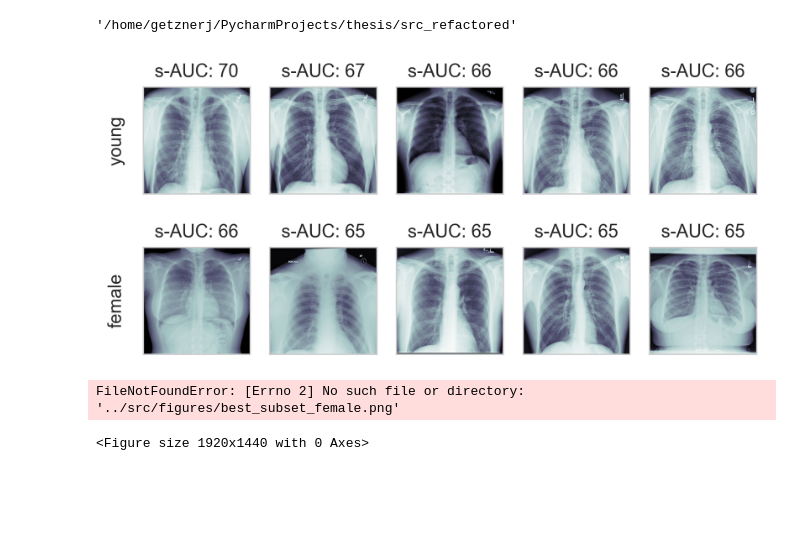
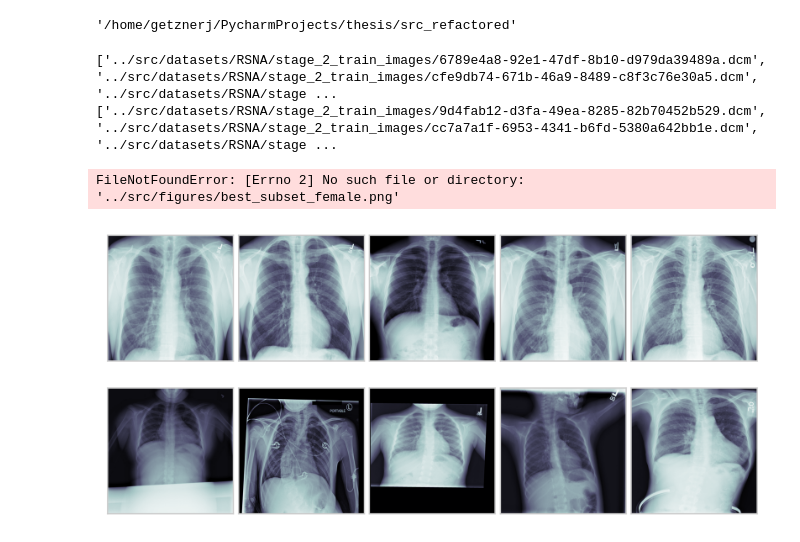
Before and after one commit to JohannesGetzner/fair-uad-with-dp, a Jupyter notebook: src_refactored/best_samples.ipynb, the cells around one changed output. Drawn from its saved outputs; the diff is of its cells as text; code cells hidden in the pictures; blank space fills up the shorter version.

```diff
--- a/src_refactored/best_samples.ipynb
+++ b/src_refactored/best_samples.ipynb
@@ -25,36 +21,38 @@ subsets_male_old = {key:value for key, value in subsets.items() if ("male" in ke
-# %%
-# get subsets young and female from subset key
-for subset_set in [subsets_female_young, subsets_male_old]:
-    fontSize = 11
-    rc={"figure.dpi": 300, 'savefig.dpi': 300, 'axes.labelsize': fontSize, 'axes.titlesize': fontSize, 'font.size': fontSize}
-    plt.rcParams.update(rc)
-    fig, axs = plt.subplots(2, k, figsize=(5.78853, 3), sharey=True, sharex=True)
-    for row, (subset_name, subset) in enumerate(subset_set.items()):
-        if "young" in subset_name:
-            s = "young"
-        elif "old" in subset_name:
-            s = "old"
-        elif "female" in subset_name:
-            s = "female"
-        else:
-            s = "male"
-        top_k_filenames = subset["filenames"][:k]
-        top_k_filenames = [f[2:] for f in top_k_filenames]
-        top_k_filenames = [os.path.join("../src/",f) for f in top_k_filenames]
-        top_k_scores = subset["scores"][:k]
-        for i, f in enumerate(top_k_filenames):
-            ds = pydicom.dcmread(f)
-            axs[row,i].imshow(ds.pixel_array, cmap=plt.cm.bone)
-            axs[row,i].grid(False)
-            # turn of axis tick labels
-            axs[row,i].set_xticklabels([])
-            axs[row,i].set_yticklabels([])
-            axs[row,i].set_title(f"s-AUC: {top_k_scores[i]*100:.0f}")
-            axs[row,0].set_ylabel(s)
-    plt.tight_layout()
-    plt.show()
-    plt.savefig(f"../src/figures/best_subset_{s}.png")
-# %% [output]
-[figure, removed]
-FileNotFoundError: [Errno 2] No such file or directory: '../src/figures/best_subset_female.png'
-<Figure size 1920x1440 with 0 Axes>
+# %%
+male_subset = [value for key, value in subsets.items() if "male" in key][0]
+female_subset = [value for key, value in subsets.items() if "female" in key][0]
+old_subset = [value for key, value in subsets.items() if "old" in key][0]
+young_subset = [value for key, value in subsets.items() if "young" in key][0]
+# %%
+fontSize = 3
+rc={"figure.dpi": 300, 'savefig.dpi': 300, 'axes.labelsize': fontSize, 'axes.titlesize': fontSize, 'font.size': fontSize, 'legend.fontsize': fontSize*0.7}
+plt.rcParams.update(rc)
+fig, axs = plt.subplots(2, k, figsize=(5.78853, 3))
+for row, subset in enumerate([young_subset,young_subset]):
+    top_k_filenames = subset["filenames"][:k]
+    top_k_filenames = [f[2:] for f in top_k_filenames]
+    #top_k_scores = subset["scores"][:k]
+    if row == 1:
+        #top_k_filenames = subset["filenames"][::-1][:k]
+        #top_k_scores = subset["scores"][::-1][:k]
+        top_k_filenames = [
+        'datasets/RSNA/stage_2_train_images/9d4fab12-d3fa-49ea-8285-82b70452b529.dcm',
+        'datasets/RSNA/stage_2_train_images/cc7a7a1f-6953-4341-b6fd-5380a642bb1e.dcm',
+        'datasets/RSNA/stage_2_train_images/514d710f-123b-4fcc-b8e0-e1d389ff55c1.dcm',
+        'datasets/RSNA/stage_2_train_images/5e9ab5d7-c02b-40c1-9b43-bfa862722f82.dcm',
+        'datasets/RSNA/stage_2_train_images/5d9a3bee-f9c3-4107-b021-f9f99eb55a4a.dcm']
+    top_k_filenames = [os.path.join("../src/",f) for f in top_k_filenames]
+    print(top_k_filenames)
+    for i, f in enumerate(top_k_filenames):
+        ds = pydicom.dcmread(f)
+        axs[row,i].imshow(ds.pixel_array, cmap=plt.cm.bone)
+        axs[row,i].grid(False)
+        axs[row,i].set_xticklabels([])
+        axs[row,i].set_yticklabels([])
+plt.tight_layout()
+plt.show()
+# %% [output]
+['../src/datasets/RSNA/stage_2_train_images/6789e4a8-92e1-47df-8b10-d979da39489a.dcm', '../src/datasets/RSNA/stage_2_train_images/cfe9db74-671b-46a9-8489-c8f3c76e30a5.dcm', '../src/datasets/RSNA/stage ...
+['../src/datasets/RSNA/stage_2_train_images/9d4fab12-d3fa-49ea-8285-82b70452b529.dcm', '../src/datasets/RSNA/stage_2_train_images/cc7a7a1f-6953-4341-b6fd-5380a642bb1e.dcm', '../src/datasets/RSNA/stage ...
+FileNotFoundError: [Errno 2] No such file or directory: '../src/figures/best_subset_female.png'
+[figure, added]
```
Also changed, not shown: parts of 2 cells of this notebook, 11 other files.
